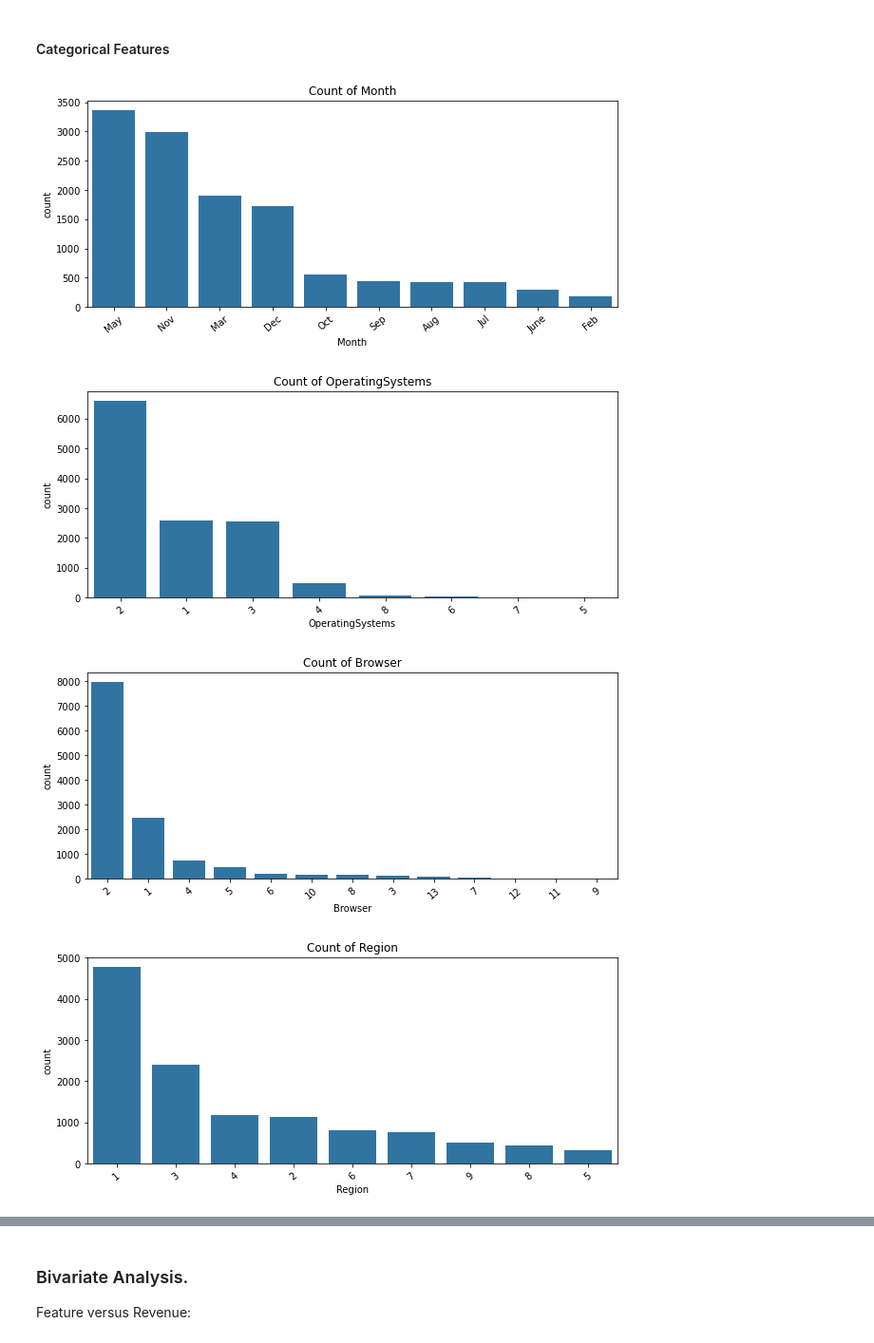
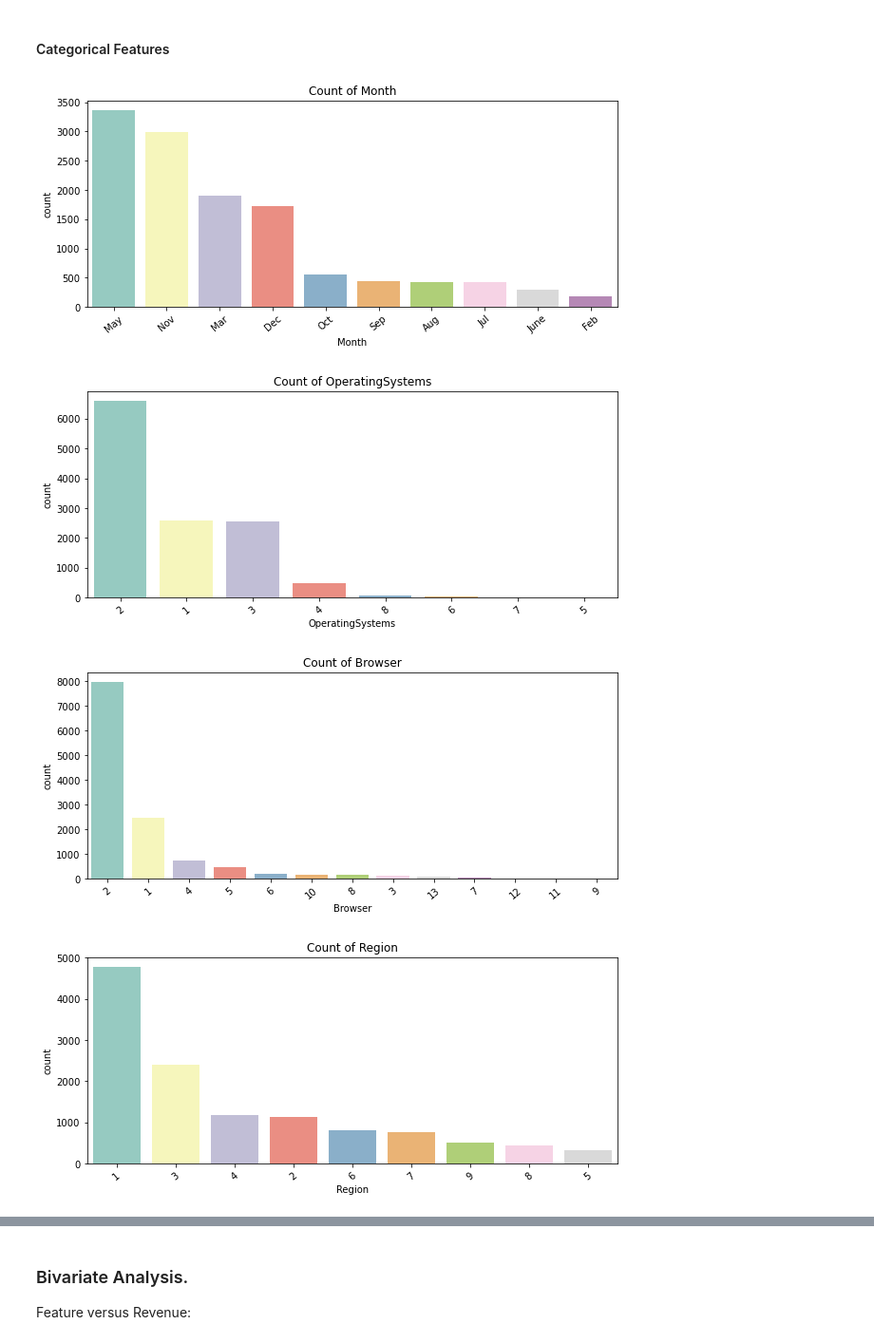
Before and after one commit to rosilenedasilva/online_shoppers_intention, a Jupyter notebook: Integrated_CA1.ipynb, the cells around one changed output, grey strips where cells are left out. Shown at 95% size. Saved outputs shown, nothing was run; the diff lists cells and outputs as text; code cells hidden in the pictures.

```diff
--- a/Integrated_CA1.ipynb
+++ b/Integrated_CA1.ipynb
@@ -170,13 +216,14 @@ For numerical and categorical variables:
 # %%
 categorical_features = ['Month', 'OperatingSystems', 'Browser', 'Region', 'TrafficType', 'VisitorType']
 for feature in categorical_features:
     plt.figure(figsize=(10, 4))
-    sns.countplot(x=shopperintents_df[feature], order = shopperintents_df[feature].value_counts().index)
+    sns.countplot(x=shopperintents_df[feature], order = shopperintents_df[feature].value_counts().index,
+                 palette='Set3')
     plt.title(f'Count of {feature}')
     plt.xticks(rotation=40)
     plt.show()
 # %% [output]
-[figure, old version]
+[figure, new version]
-[figure, old version]
+[figure, new version]
-[figure, old version]
+[figure, new version]
-[figure, old version]
+[figure, new version]
```
Also changed, not shown: parts of 17 cells of this notebook.
